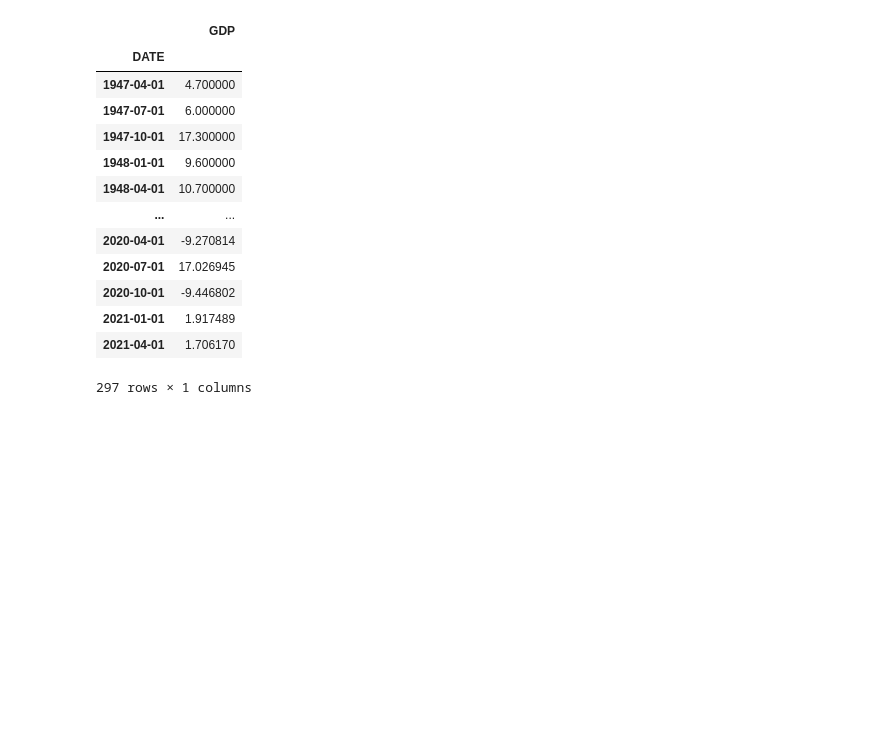
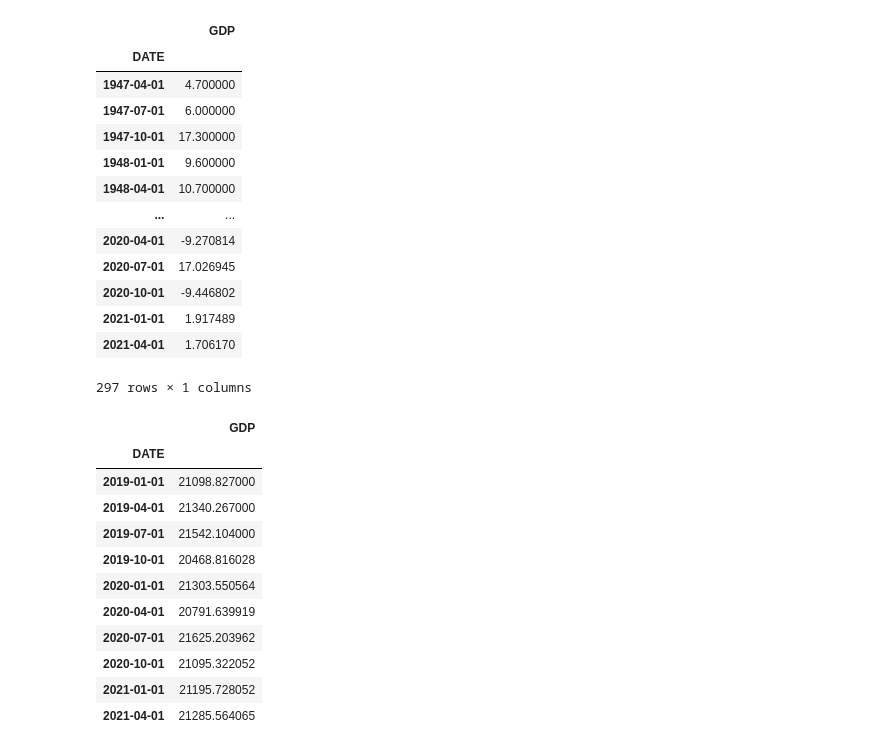
Before and after one commit to yashpatel21/Stemanities_Submission_Code, a Jupyter notebook: predict.ipynb, the cells around one changed output. Drawn from its saved outputs; the diff is of its cells as text; code cells hidden in the pictures; blank space fills up the shorter version.

```diff
--- a/predict.ipynb
+++ b/predict.ipynb
@@ -249,4 +249,4 @@ ax0.grid(True, linestyle='--', color='lightgray')
 # load data array into pandas dataframe
 new_df = pd.DataFrame(new_data, columns=['GDP'])
 # %%
-new_df
+new_df = new_df[1:]
@@ -293,6 +279,7 @@ for i in range(-7, 0):
     final_df = final_df.append({'GDP': get_gdp_growth(i)}, ignore_index=True)
 
 final_df.index = gdp_pct_df.index.append(pd.Index(["2019-10-01", "2020-01-01", "2020-04-01", "2020-07-01", "2020-10-01", "2021-01-01", "2021-04-01"]))
+new_df.index = gdp_pct_df.index.append(pd.Index(["2019-10-01", "2020-01-01", "2020-04-01", "2020-07-01", "2020-10-01", "2021-01-01", "2021-04-01"]))
 # %%
 final_df.tail(10)
 # %% [output]
@@ -315,6 +302,7 @@ print(f'2020 Q4 gdp growth is {final_df.values[-3][0]}%')
 # %%
 # set index name to DATE
 final_df.index.name = "DATE"
+new_df.index.name = "DATE"
 # %%
 final_df
 # %% [output]
@@ -332,6 +320,21 @@ final_df
 | 2021-01-01 | 1.917489 |
 | 2021-04-01 | 1.706170 |
 297 rows × 1 columns
+# %%
+new_df.tail(10)
+# %% [output]
+|  | GDP |
+| DATE |  |
+| 2019-01-01 | 21098.827000 |
+| 2019-04-01 | 21340.267000 |
+| 2019-07-01 | 21542.104000 |
+| 2019-10-01 | 20468.816028 |
+| 2020-01-01 | 21303.550564 |
+| 2020-04-01 | 20791.639919 |
+| 2020-07-01 | 21625.203962 |
+| 2020-10-01 | 21095.322052 |
+| 2021-01-01 | 21195.728052 |
+| 2021-04-01 | 21285.564065 |
 # %%
 # save final_df to final_gdp_pct.csv file
 final_df.to_csv('final_gdp_pct.csv')
```
Also changed, not shown: parts of 2 cells of this notebook, 10 other files.
